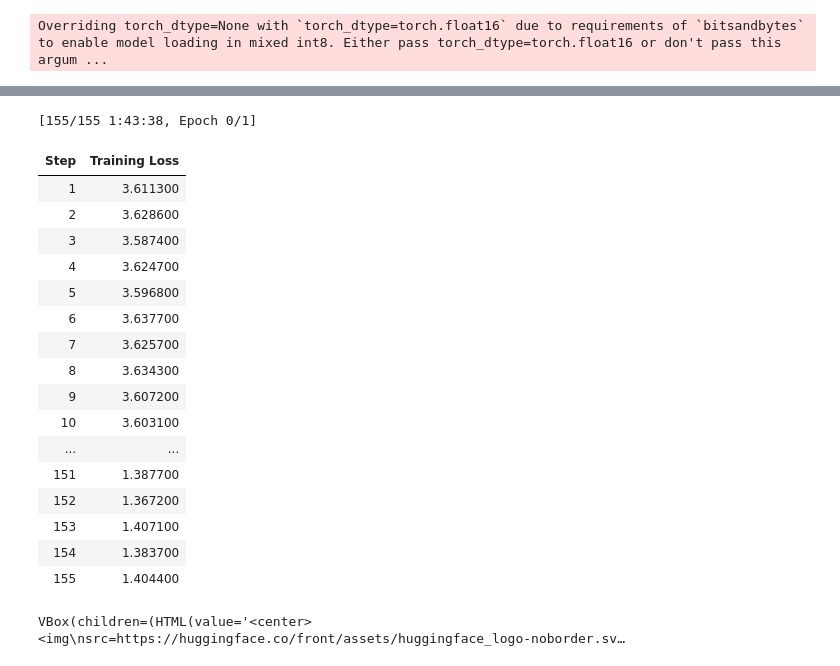
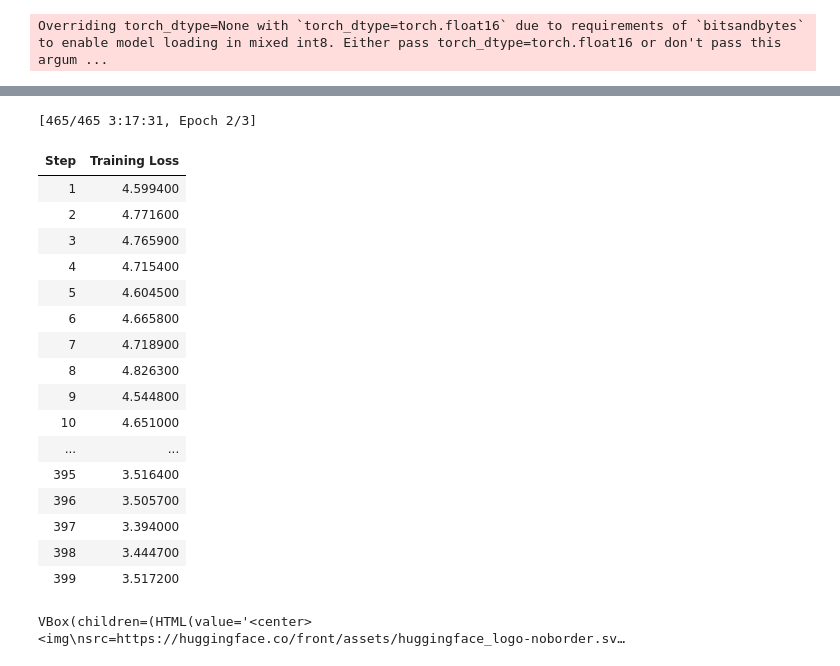
Before and after one commit to danilka4/chairdelure, a Jupyter notebook: notebooks/LoRa.ipynb, the cells around one changed output, grey strips where cells are left out. Drawn from its saved outputs; the diff is of its cells as text; code cells hidden in the pictures.

```diff
--- a/notebooks/LoRa.ipynb
+++ b/notebooks/LoRa.ipynb
@@ -50,9 +50,8 @@ Successfully installed bitsandbytes-0.38.1
 from datasets import load_dataset
 from transformers import LLaMATokenizer
 
-tokenizer = LLaMATokenizer.from_pretrained(
-    "decapoda-research/llama-7b-hf", add_eos_token=True
-)
+
+tokenizer = LLaMATokenizer.from_pretrained("decapoda-research/llama-7b-hf", add_eos_token=True)
 tokenizer.pad_token = tokenizer.eos_token
 tokenizer.pad_token_id = tokenizer.eos_token_id
 
@@ -61,6 +60,7 @@ data = load_dataset("json", data_files="daniel_train.json")
 
 def generate_prompt(data_point):
     # sorry about the formatting disaster gotta move fast
+    return f"""{data_point["input"]} {data_point["output"]}"""
     if data_point["instruction"]:
         return f"""Below is an instruction that describes a task, paired with an input that provides further context. Write a response that appropriately completes the request.
 
@@ -82,7 +82,5 @@ def generate_prompt(data_point):
 {data_point["output"]}"""
 
 
-data = data.map(
-    lambda data_point: {"prompt": tokenizer(generate_prompt(data_point))}
-)
+data = data.map(lambda data_point: {"prompt": tokenizer(generate_prompt(data_point))})
 # %% [output]
@@ -126,10 +118,10 @@ If you get `CUDA error: invalid device function` errors, the above might be the
   warn(msg)
 # %%
 # Setting for A100 - For 3090
-MICRO_BATCH_SIZE = 4  # change to 4 for 3090
+MICRO_BATCH_SIZE = 8  # change to 4 for 3090
 BATCH_SIZE = 256
 GRADIENT_ACCUMULATION_STEPS = BATCH_SIZE // MICRO_BATCH_SIZE
-EPOCHS = 1  # paper uses 3
+EPOCHS = 3  # paper uses 3
 LEARNING_RATE = 2e-5  # from the original paper
 CUTOFF_LEN = 256  # 256 accounts for about 96% of the data
 LORA_R = 4
@@ -158,8 +150,6 @@ config = LoraConfig(
     task_type="CAUSAL_LM",
 )
 model = get_peft_model(model, config)
-tokenizer.pad_token_id = (
-    0  # unk. we want this to be different from the eos token
-)
+tokenizer.pad_token_id = 0  # unk. we want this to be different from the eos token
 data = load_dataset("json", data_files="daniel_train.json")
 # %% [output]
@@ -166,0 +157,2 @@ WARNING:datasets.builder:Found cached dataset json (/root/.cache/huggingface/dat
+# %%
+test = load_dataset("json", data_files="daniel_test.json")
@@ -167,6 +162,8 @@ WARNING:datasets.builder:Found cached dataset json (/root/.cache/huggingface/dat
 # %%
+
 def generate_prompt(data_point):
     # sorry about the formatting disaster gotta move fast
+    return f"""{data_point["input"]} {data_point["output"]}"""
     if data_point["input"]:
         return f"""Below is an instruction that describes a task, paired with an input that provides further context. Write a response that appropriately completes the request.
 ### Instruction:
@@ -186,53 +183,61 @@ def generate_prompt(data_point):
 data = data.shuffle().map(
     lambda data_point: tokenizer(
         generate_prompt(data_point),
         truncation=True,
         max_length=CUTOFF_LEN,
         padding="max_length",
     )
 )
+test = test.shuffle().map(
+    lambda data_point: tokenizer(
+        generate_prompt(data_point),
+        truncation=True,
+        max_length=CUTOFF_LEN,
+        padding="max_length",
+    )
+)
+
 
 trainer = transformers.Trainer(
     model=model,
     train_dataset=data["train"],
+    # test_dataset = test,
     args=transformers.TrainingArguments(
         per_device_train_batch_size=MICRO_BATCH_SIZE,
         gradient_accumulation_steps=GRADIENT_ACCUMULATION_STEPS,
         warmup_steps=100,
         num_train_epochs=EPOCHS,
         learning_rate=LEARNING_RATE,
         fp16=True,
         logging_steps=1,
         output_dir="lora-alpaca",
         save_total_limit=3,
     ),
-    data_collator=transformers.DataCollatorForLanguageModeling(
-        tokenizer, mlm=False
-    ),
+    data_collator=transformers.DataCollatorForLanguageModeling(tokenizer, mlm=False),
 )
 model.config.use_cache = False
 trainer.train(resume_from_checkpoint=False)
 
 model.save_pretrained("lora-daniel")
 # %% [output]
-[155/155 1:43:38, Epoch 0/1]
+[465/465 3:17:31, Epoch 2/3]
 | Step | Training Loss |
-| 1 | 3.611300 |
-| 2 | 3.628600 |
-| 3 | 3.587400 |
-| 4 | 3.624700 |
-| 5 | 3.596800 |
-| 6 | 3.637700 |
-| 7 | 3.625700 |
-| 8 | 3.634300 |
-| 9 | 3.607200 |
-| 10 | 3.603100 |
+| 1 | 4.599400 |
+| 2 | 4.771600 |
+| 3 | 4.765900 |
+| 4 | 4.715400 |
+| 5 | 4.604500 |
+| 6 | 4.665800 |
+| 7 | 4.718900 |
+| 8 | 4.826300 |
+| 9 | 4.544800 |
+| 10 | 4.651000 |
 | ... | ... |
-| 151 | 1.387700 |
-| 152 | 1.367200 |
-| 153 | 1.407100 |
-| 154 | 1.383700 |
-| 155 | 1.404400 |
+| 395 | 3.516400 |
+| 396 | 3.505700 |
+| 397 | 3.394000 |
+| 398 | 3.444700 |
+| 399 | 3.517200 |
 # %%
 from huggingface_hub import notebook_login
 
```
Also changed, not shown: parts of 21 cells of this notebook.
